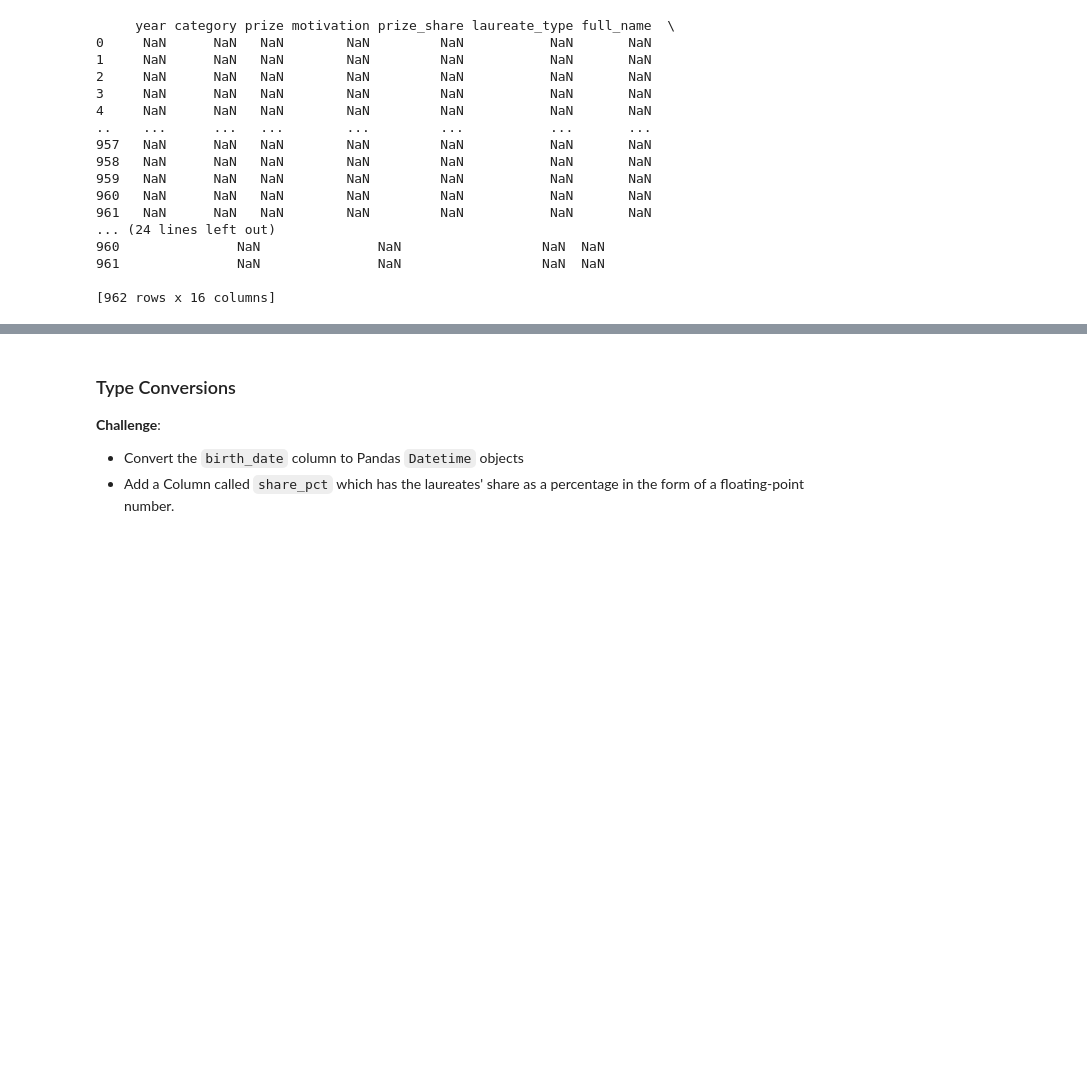
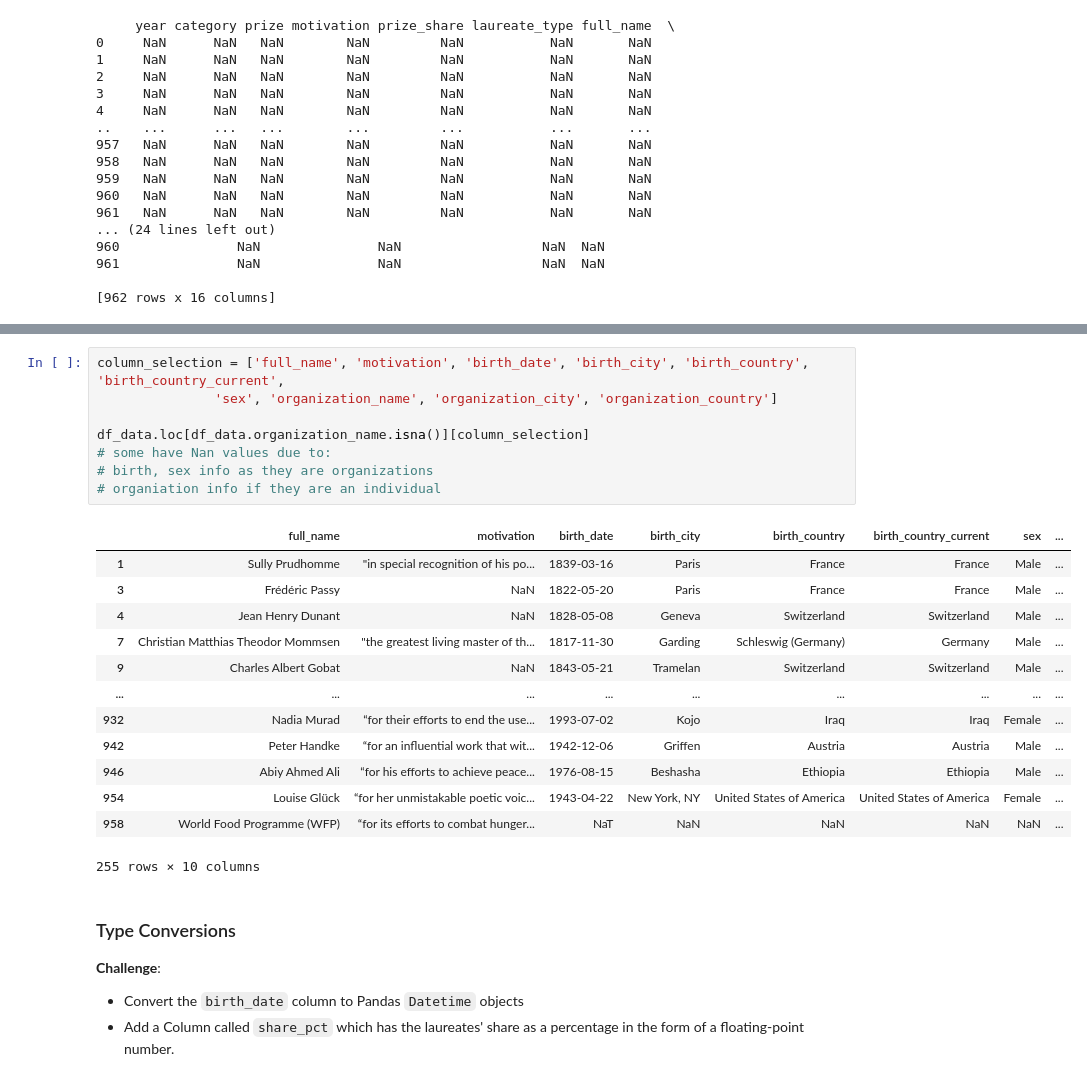
Before and after one commit to bluescreenlife/100-days-of-code, a Jupyter notebook: day_79_nobel_prize_data/Nobel_Prize_Analysis_(start).ipynb, the cells around one changed output, grey strips where cells are left out. Saved outputs shown, nothing was run; the diff lists cells and outputs as text; blank space fills up the shorter version.

```diff
--- a/day_79_nobel_prize_data/Nobel_Prize_Analysis_(start).ipynb
+++ b/day_79_nobel_prize_data/Nobel_Prize_Analysis_(start).ipynb
@@ -153,3 +144,25 @@ df_data.head()
+# %%
+column_selection = ['full_name', 'motivation', 'birth_date', 'birth_city', 'birth_country', 'birth_country_current',
+               'sex', 'organization_name', 'organization_city', 'organization_country']
+
+df_data.loc[df_data.organization_name.isna()][column_selection]
+# some have Nan values due to:
+# birth, sex info as they are organizations
+# organiation info if they are an individual
+# %% [output]
+|  | full_name | motivation | birth_date | birth_city | birth_country | birth_country_current | sex | ... |
+| 1 | Sully Prudhomme | "in special recognition of his po... | 1839-03-16 | Paris | France | France | Male | ... |
+| 3 | Frédéric Passy | NaN | 1822-05-20 | Paris | France | France | Male | ... |
+| 4 | Jean Henry Dunant | NaN | 1828-05-08 | Geneva | Switzerland | Switzerland | Male | ... |
+| 7 | Christian Matthias Theodor Mommsen | "the greatest living master of th... | 1817-11-30 | Garding | Schleswig (Germany) | Germany | Male | ... |
+| 9 | Charles Albert Gobat | NaN | 1843-05-21 | Tramelan | Switzerland | Switzerland | Male | ... |
+| ... | ... | ... | ... | ... | ... | ... | ... | ... |
+| 932 | Nadia Murad | “for their efforts to end the use... | 1993-07-02 | Kojo | Iraq | Iraq | Female | ... |
+| 942 | Peter Handke | “for an influential work that wit... | 1942-12-06 | Griffen | Austria | Austria | Male | ... |
+| 946 | Abiy Ahmed Ali | “for his efforts to achieve peace... | 1976-08-15 | Beshasha | Ethiopia | Ethiopia | Male | ... |
+| 954 | Louise Glück | “for her unmistakable poetic voic... | 1943-04-22 | New York, NY | United States of America | United States of America | Female | ... |
+| 958 | World Food Programme (WFP) | “for its efforts to combat hunger... | NaT | NaN | NaN | NaN | NaN | ... |
+255 rows × 10 columns
 # %% [markdown]
 ### Type Conversions
 
```
Also changed, not shown: parts of 5 cells of this notebook.
